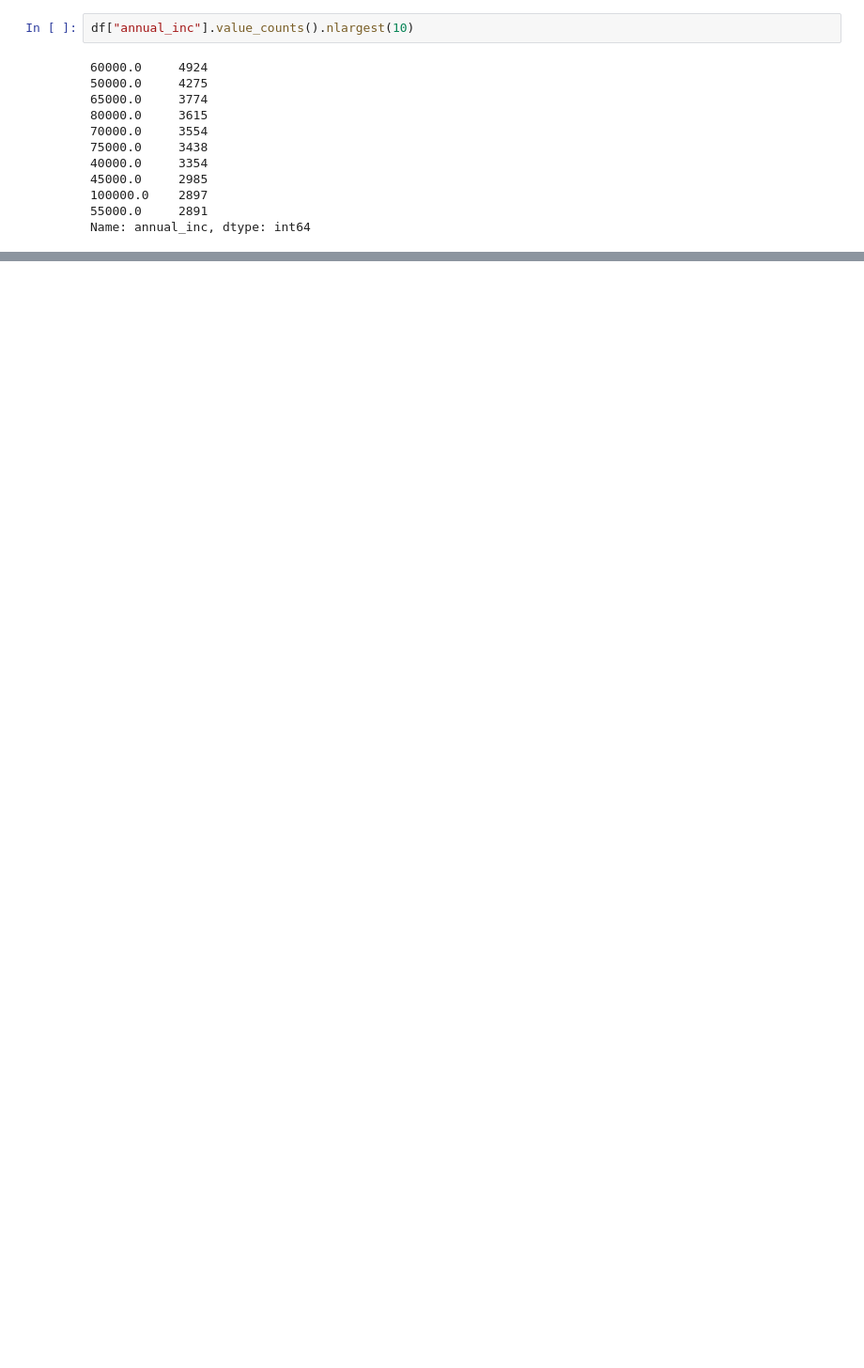
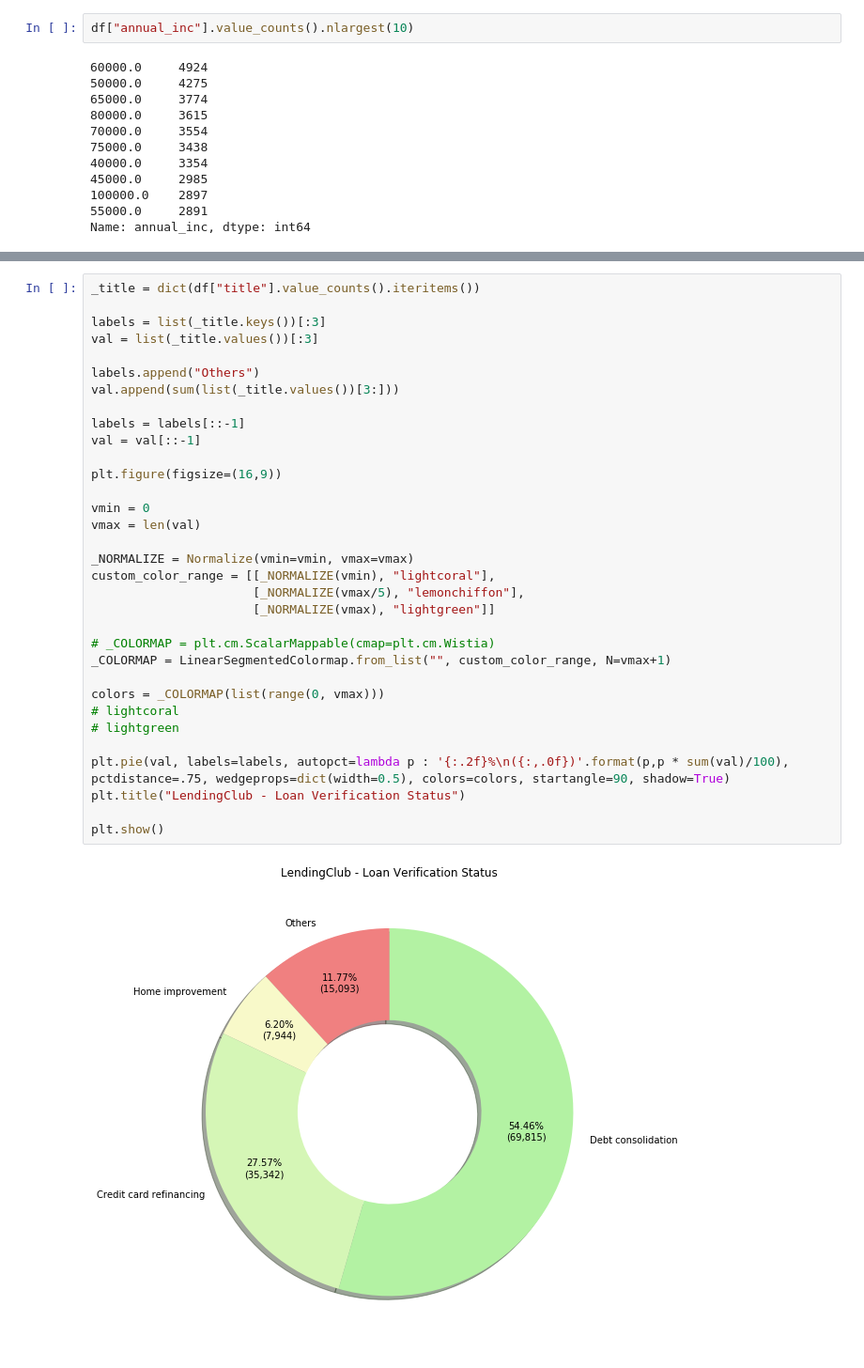
Before and after one commit to juszhan/LendingClub-Profitability, a Jupyter notebook: lendingclub_loan_analysis.ipynb, the cells around one changed output, grey strips where cells are left out. Shown: that part at 94% size. Saved outputs shown, nothing was run; the diff lists cells and outputs as text; blank space fills up the shorter version.

```diff
--- a/lendingclub_loan_analysis.ipynb
+++ b/lendingclub_loan_analysis.ipynb
@@ -264,0 +341,35 @@ df_loanByIncome.head(10)
+# %%
+_title = dict(df["title"].value_counts().iteritems())
+
+labels = list(_title.keys())[:3]
+val = list(_title.values())[:3]
+
+labels.append("Others")
+val.append(sum(list(_title.values())[3:]))
+
+labels = labels[::-1]
+val = val[::-1]
+
+plt.figure(figsize=(16,9))
+
+vmin = 0
+vmax = len(val)
+
+_NORMALIZE = Normalize(vmin=vmin, vmax=vmax)
+custom_color_range = [[_NORMALIZE(vmin), "lightcoral"],
+                      [_NORMALIZE(vmax/5), "lemonchiffon"],
+                      [_NORMALIZE(vmax), "lightgreen"]]
+
+# _COLORMAP = plt.cm.ScalarMappable(cmap=plt.cm.Wistia)
+_COLORMAP = LinearSegmentedColormap.from_list("", custom_color_range, N=vmax+1)
+
+colors = _COLORMAP(list(range(0, vmax)))
+# lightcoral
+# lightgreen
+
+plt.pie(val, labels=labels, autopct=lambda p : '{:.2f}%\n({:,.0f})'.format(p,p * sum(val)/100), pctdistance=.75, wedgeprops=dict(width=0.5), colors=colors, startangle=90, shadow=True)
+plt.title("LendingClub - Loan Verification Status")
+
+plt.show()
+# %% [output]
+[figure, added]
```
Also changed, not shown: parts of 8 cells of this notebook, 1 other file.
